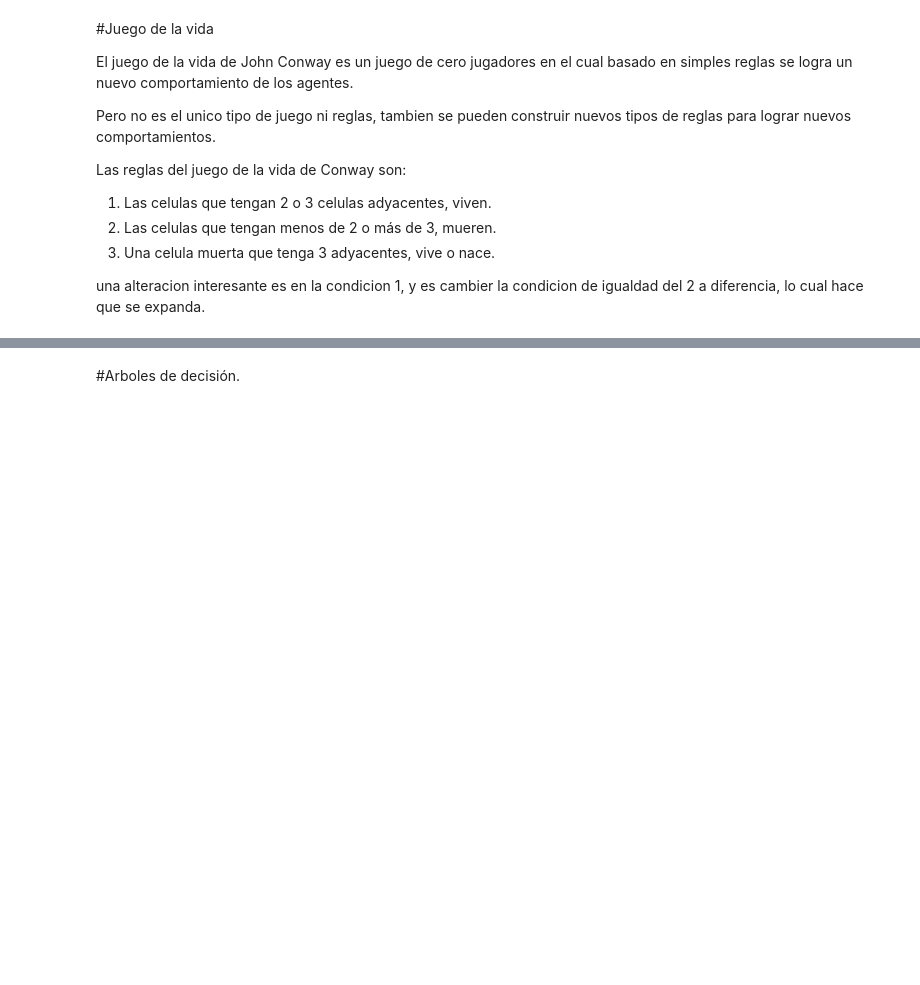
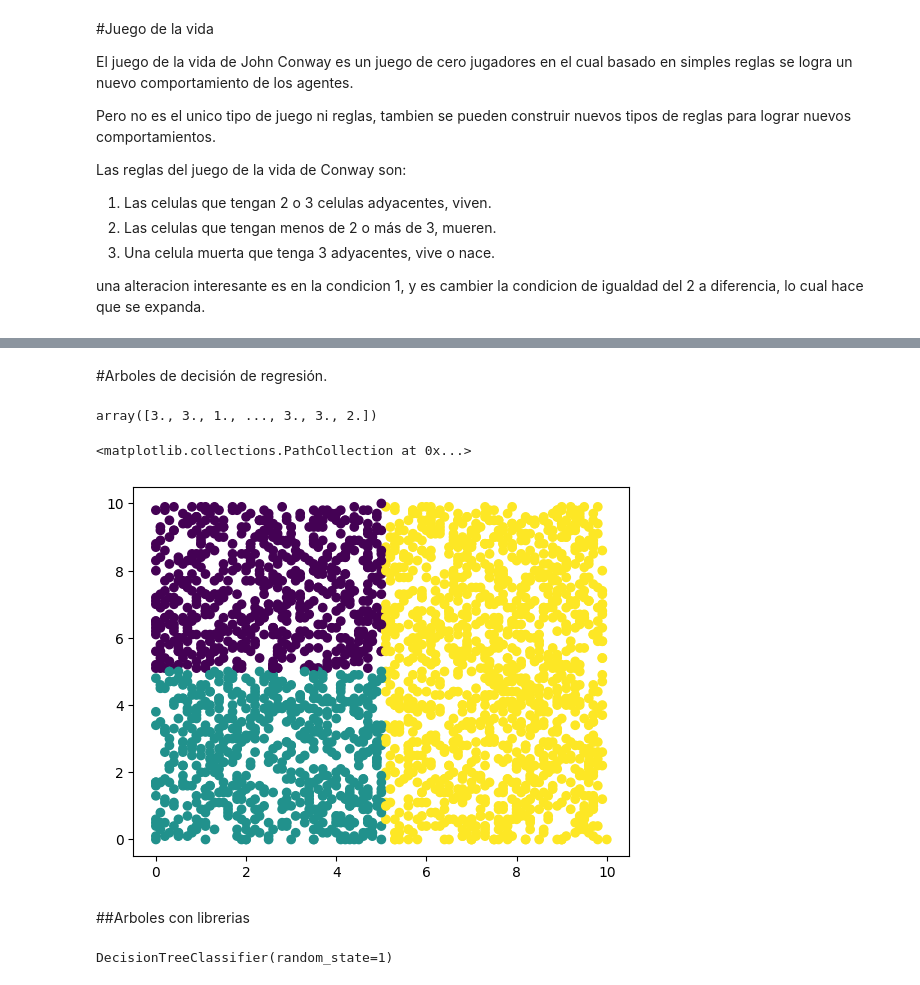
Before and after one commit to ACMUD/PyGroupIA, a Jupyter notebook: Clase 4_Clasificacion.ipynb, the cells around one changed output, grey strips where cells are left out. Drawn from its saved outputs; the diff is of its cells as text; code cells hidden in the pictures; blank space fills up the shorter version.

```diff
--- a/Clase 4_Clasificacion.ipynb
+++ b/Clase 4_Clasificacion.ipynb
@@ -160,4 +160,4 @@ for i in range(50):
   t.paso()
   plt.show()
 # %% [markdown]
-#Arboles de decisión.
+#Arboles de decisión de regresión.
@@ -177,0 +164,57 @@ class Nodo:
+# %%
+class Nodo:
+  def __init__(self,X,Y,car=0):
+    self.padre=None
+    self.hijos=[None,None]
+    self.car=None
+    self.valor=None
+    self.c=None
+    if len(np.unique(Y))>1:
+      self.car=car%len(X.T)
+      self.c=(max(X.T[self.car])+min(X.T[self.car]))/2
+      p=X.T[self.car]<=self.c
+      q=X.T[self.car]>self.c
+      self.agregar(Nodo(X[p],Y[p],self.car+1),0)
+      self.agregar(Nodo(X[q],Y[q],self.car+1),1)
+    else:
+      self.valor=np.unique(Y)[0]
+
+
+  def agregar(self,nodo,dir):
+    self.hijos[dir]=nodo
+    nodo.padre=self
+
+  def predict(self,X):
+    if self.valor!=None:
+      return np.ones(len(X))*self.valor
+    else:
+      v=np.ones(len(X))
+      p=X.T[self.car]<=self.c
+      q=X.T[self.car]>self.c
+      v[p]=self.hijos[0].predict(X[p])
+      v[q]=self.hijos[1].predict(X[q])
+      return v
+# %%
+A=Nodo(np.array(datos[["X1","X2"]]),datos["Clase"])
+# %%
+Xt=np.array(X)
+y=A.predict(Xt)
+y
+# %% [output]
+array([3., 3., 1., ..., 3., 3., 2.])
+# %%
+plt.scatter(Xt.T[0],Xt.T[1],c=y)
+plt.scatter(datos["X1"],datos["X2"],c=datos["Clase"])
+# %% [output]
+<matplotlib.collections.PathCollection at 0x...>
+[figure, added]
+# %% [markdown]
+##Arboles con librerias
+# %%
+from sklearn.tree import DecisionTreeClassifier
+
+B=DecisionTreeClassifier(random_state=1)
+
+B.fit(np.array(datos[["X1","X2"]]),datos["Clase"])
+# %% [output]
+DecisionTreeClassifier(random_state=1)
```
Also changed, not shown: parts of 5 cells of this notebook.
